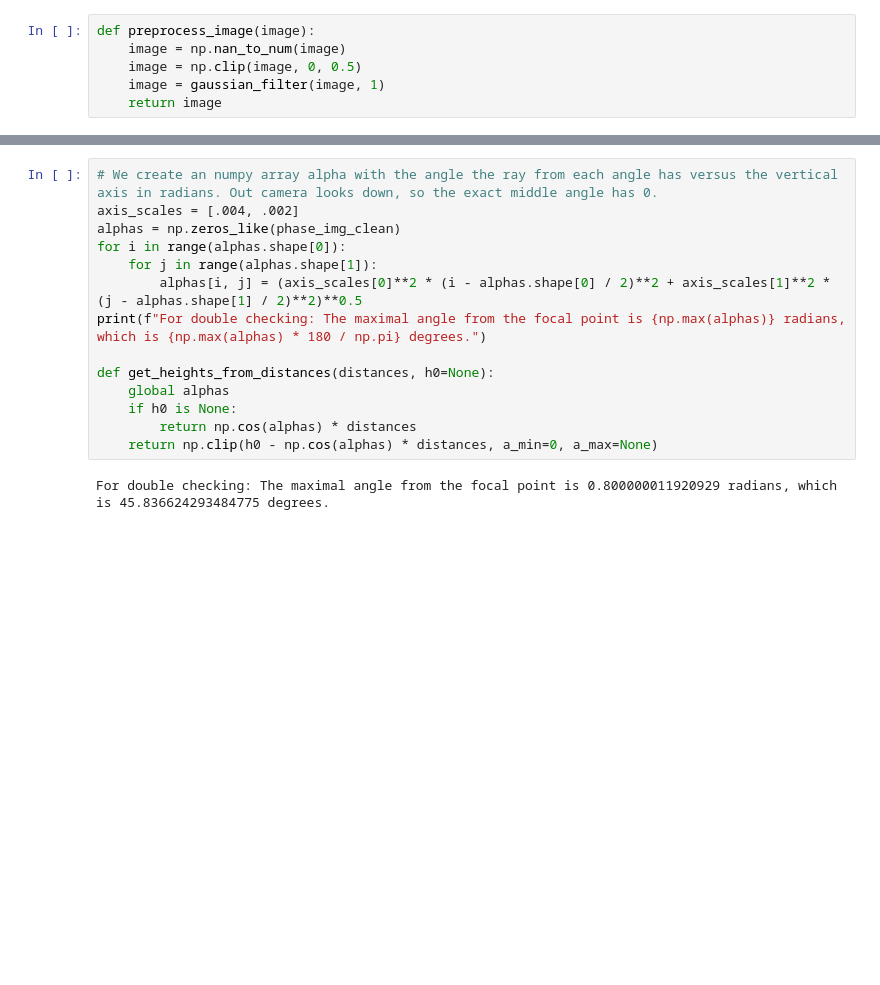
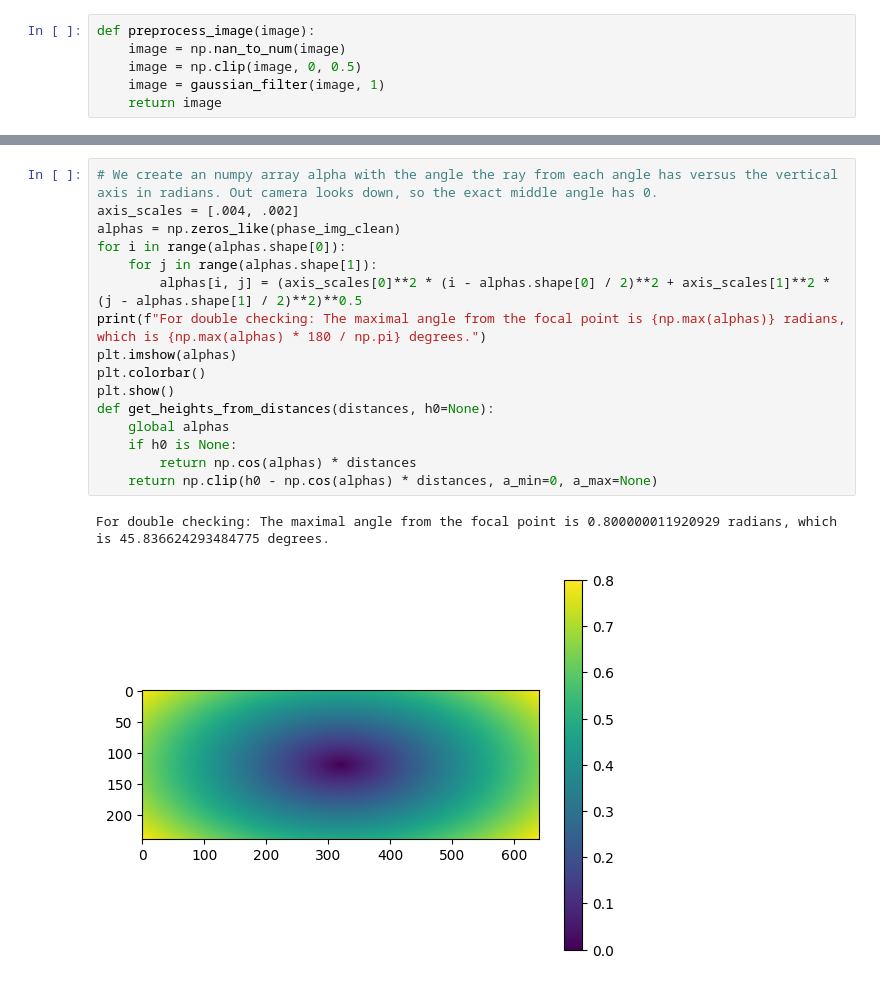
Before and after one commit to JulHeg/PigouvianWidthTax, a Jupyter notebook: scanner.ipynb, the cells around one changed output, grey strips where cells are left out. Saved outputs shown, nothing was run; the diff lists cells and outputs as text; blank space fills up the shorter version.

```diff
--- a/scanner.ipynb
+++ b/scanner.ipynb
@@ -41,19 +42,22 @@ plt.show()
 # %%
 # We create an numpy array alpha with the angle the ray from each angle has versus the vertical axis in radians. Out camera looks down, so the exact middle angle has 0.
 axis_scales = [.004, .002]
 alphas = np.zeros_like(phase_img_clean)
 for i in range(alphas.shape[0]):
     for j in range(alphas.shape[1]):
         alphas[i, j] = (axis_scales[0]**2 * (i - alphas.shape[0] / 2)**2 + axis_scales[1]**2 * (j - alphas.shape[1] / 2)**2)**0.5
 print(f"For double checking: The maximal angle from the focal point is {np.max(alphas)} radians, which is {np.max(alphas) * 180 / np.pi} degrees.")
-
+plt.imshow(alphas)
+plt.colorbar()
+plt.show()
 def get_heights_from_distances(distances, h0=None):
     global alphas
     if h0 is None:
         return np.cos(alphas) * distances
     return np.clip(h0 - np.cos(alphas) * distances, a_min=0, a_max=None)
 # %% [output]
 For double checking: The maximal angle from the focal point is 0.800000011920929 radians, which is 45.836624293484775 degrees.
+[figure, added]
 # %%
 camera_height_above_ground = 0.2
 plt.imshow(get_heights_from_distances(preprocess_image(phase_img), camera_height_above_ground))
```
Also changed, not shown: parts of 12 cells of this notebook.
